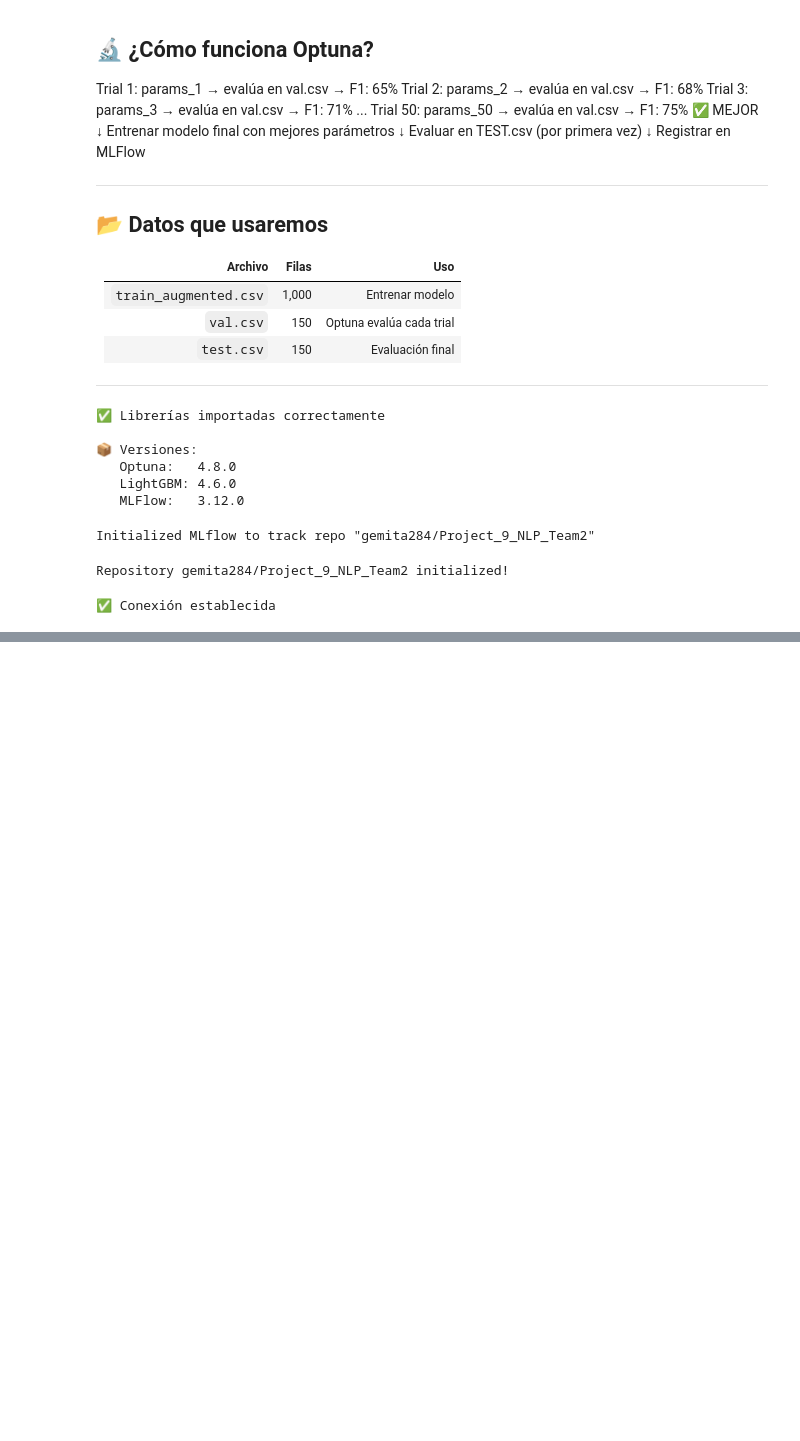
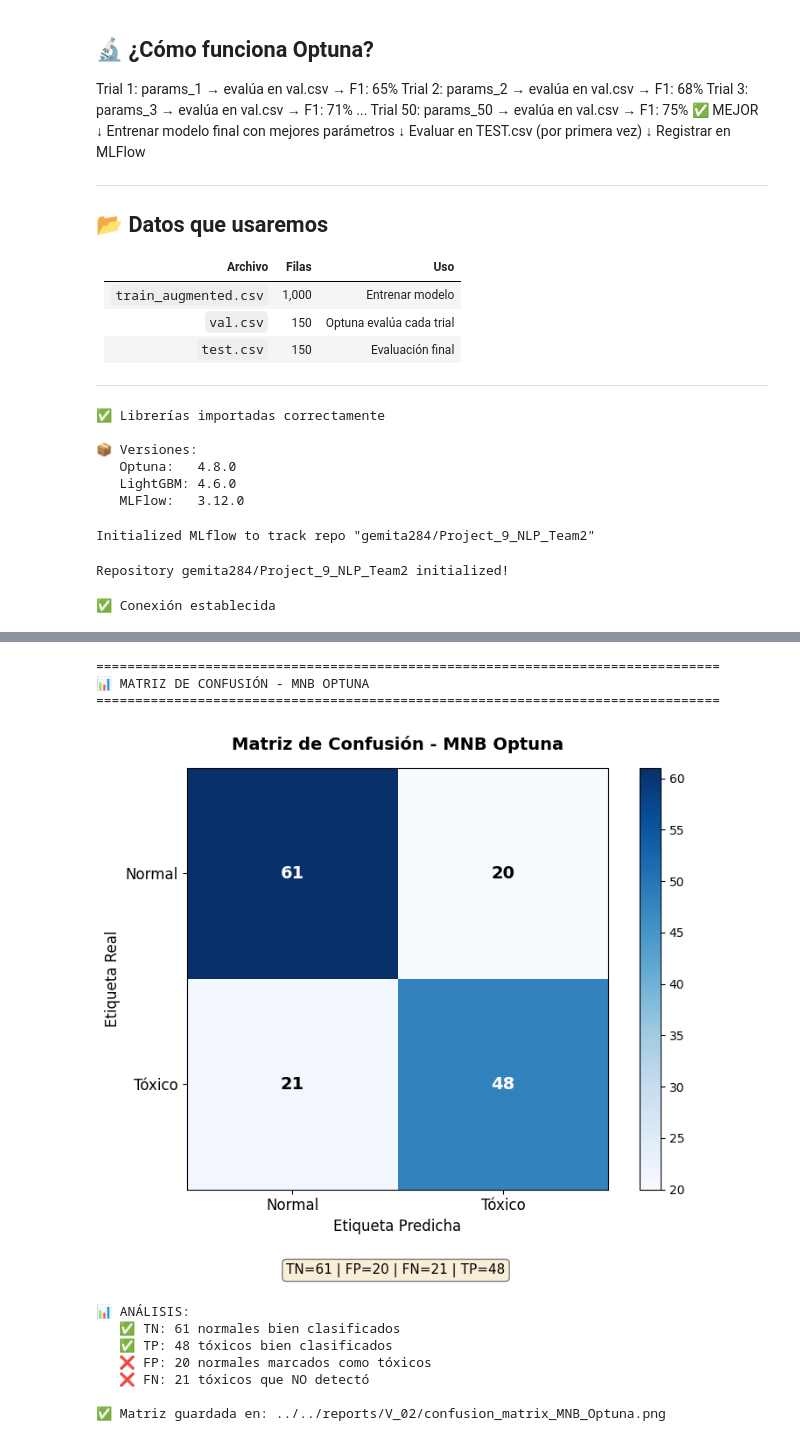
Before and after one commit to Bootcamp-IA-P6/Project_9_NLP_Team2, a Jupyter notebook: notebooks/V_02/04_optimizacion_optuna_V02.ipynb, the cells around one changed output, grey strips where cells are left out. Saved outputs shown, nothing was run; the diff lists cells and outputs as text; code cells hidden in the pictures; blank space fills up the shorter version.

```diff
--- a/notebooks/V_02/04_optimizacion_optuna_V02.ipynb
+++ b/notebooks/V_02/04_optimizacion_optuna_V02.ipynb
@@ -1150,0 +1038,62 @@ C=10.0            99.4%      74.7%      24.7%      71.6%      69.6%
+# %%
+# MATRIZ DE CONFUSIÓN - MNB OPTUNA
+print("="*80)
+print("📊 MATRIZ DE CONFUSIÓN - MNB OPTUNA")
+print("="*80)
+
+cm_mnb = confusion_matrix(y_test, y_pred_test)
+tn, fp, fn, tp = cm_mnb.ravel()
+
+fig, ax = plt.subplots(figsize=(8, 6))
+im = ax.imshow(cm_mnb, interpolation='nearest', cmap=plt.cm.Blues)
+plt.colorbar(im)
+
+clases = ['Normal', 'Tóxico']
+ax.set_xticks([0, 1])
+ax.set_yticks([0, 1])
+ax.set_xticklabels(clases, fontsize=12)
+ax.set_yticklabels(clases, fontsize=12)
+
+thresh = cm_mnb.max() / 2
+for i in range(cm_mnb.shape[0]):
+    for j in range(cm_mnb.shape[1]):
+        ax.text(j, i, format(cm_mnb[i, j], 'd'),
+                ha="center", va="center",
+                color="white" if cm_mnb[i, j] > thresh else "black",
+                fontsize=14, fontweight='bold')
+
+ax.set_title('Matriz de Confusión - MNB Optuna',
+             fontsize=14, fontweight='bold', pad=15)
+ax.set_ylabel('Etiqueta Real', fontsize=12)
+ax.set_xlabel('Etiqueta Predicha', fontsize=12)
+
+plt.figtext(0.5, -0.05,
+            f'TN={tn} | FP={fp} | FN={fn} | TP={tp}',
+            ha='center', fontsize=11,
+            bbox=dict(boxstyle='round', facecolor='wheat', alpha=0.5))
+
+plt.tight_layout()
+
+os.makedirs('../../reports/V_02', exist_ok=True)
+ruta_cm_mnb = '../../reports/V_02/confusion_matrix_MNB_Optuna.png'
+plt.savefig(ruta_cm_mnb, dpi=150, bbox_inches='tight')
+plt.show()
+
+print(f"\n📊 ANÁLISIS:")
+print(f"   ✅ TN: {tn} normales bien clasificados")
+print(f"   ✅ TP: {tp} tóxicos bien clasificados")
+print(f"   ❌ FP: {fp} normales marcados como tóxicos")
+print(f"   ❌ FN: {fn} tóxicos que NO detectó")
+print(f"\n✅ Matriz guardada en: {ruta_cm_mnb}")
+# %% [output]
+================================================================================
+📊 MATRIZ DE CONFUSIÓN - MNB OPTUNA
+================================================================================
+[figure, added]
+📊 ANÁLISIS:
+   ✅ TN: 61 normales bien clasificados
+   ✅ TP: 48 tóxicos bien clasificados
+   ❌ FP: 20 normales marcados como tóxicos
+   ❌ FN: 21 tóxicos que NO detectó
+
+✅ Matriz guardada en: ../../reports/V_02/confusion_matrix_MNB_Optuna.png
```
Also changed, not shown: parts of 20 cells of this notebook, 3 other files.
